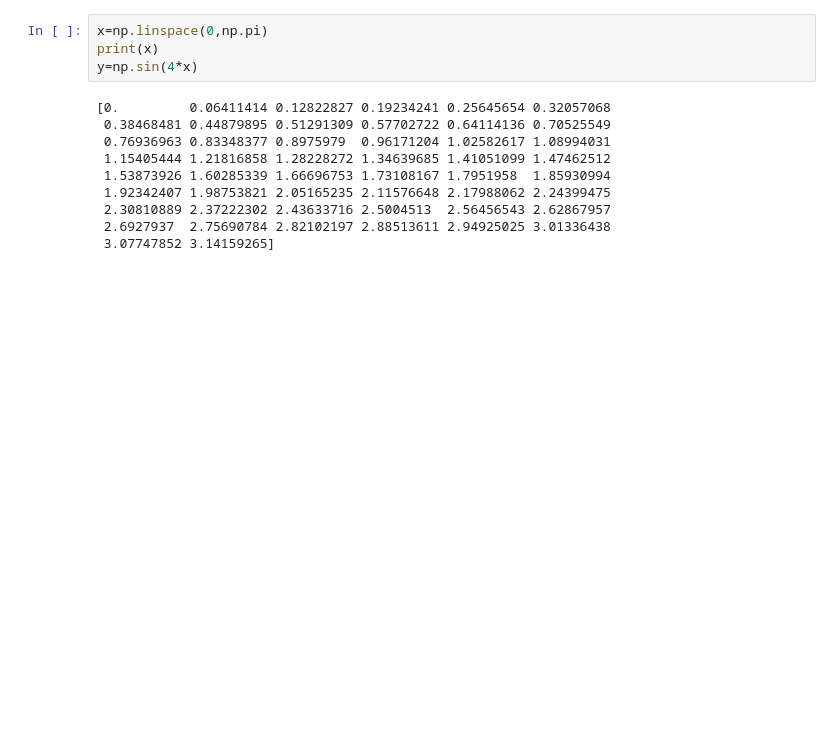
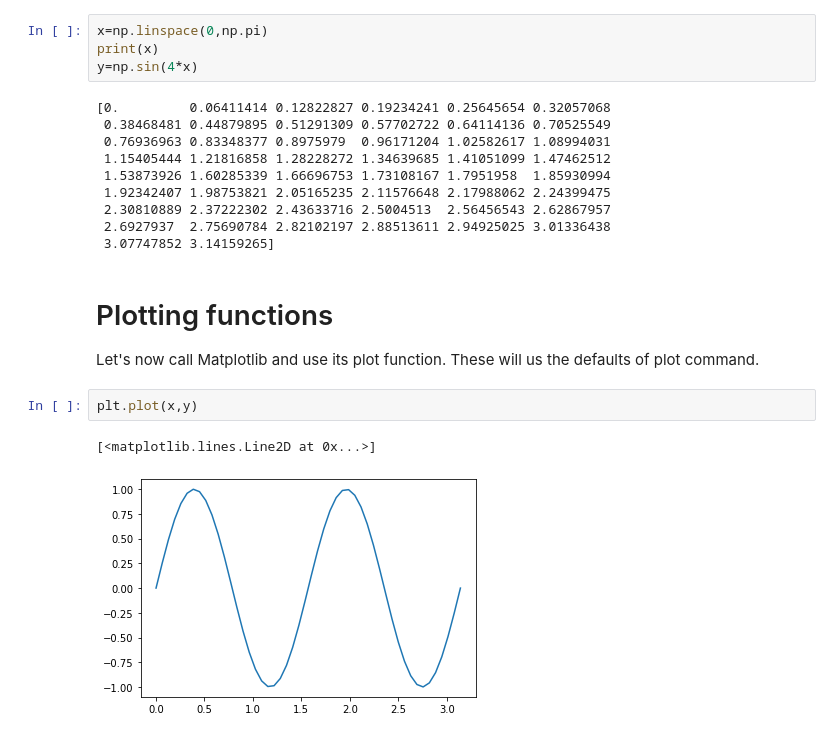
Before and after one commit to lfmartins/introduction-to-computational-mathematics, a Jupyter notebook: 09-matplotlib-intro.ipynb, the cells around one changed output. Saved outputs shown, nothing was run; the diff lists cells and outputs as text; blank space fills up the shorter version.

```diff
--- a/09-matplotlib-intro.ipynb
+++ b/09-matplotlib-intro.ipynb
@@ -65,3 +64,12 @@ y=np.sin(4*x)
  2.30810889 2.37222302 2.43633716 2.5004513  2.56456543 2.62867957
  2.6927937  2.75690784 2.82102197 2.88513611 2.94925025 3.01336438
  3.07747852 3.14159265]
+# %% [markdown]
+# Plotting functions
+
+Let's now call Matplotlib and use its plot function. These will us the defaults of plot command.
+# %%
+plt.plot(x,y)
+# %% [output]
+[<matplotlib.lines.Line2D at 0x...>]
+[figure, added]
```
Also changed, not shown: parts of 12 cells of this notebook.
